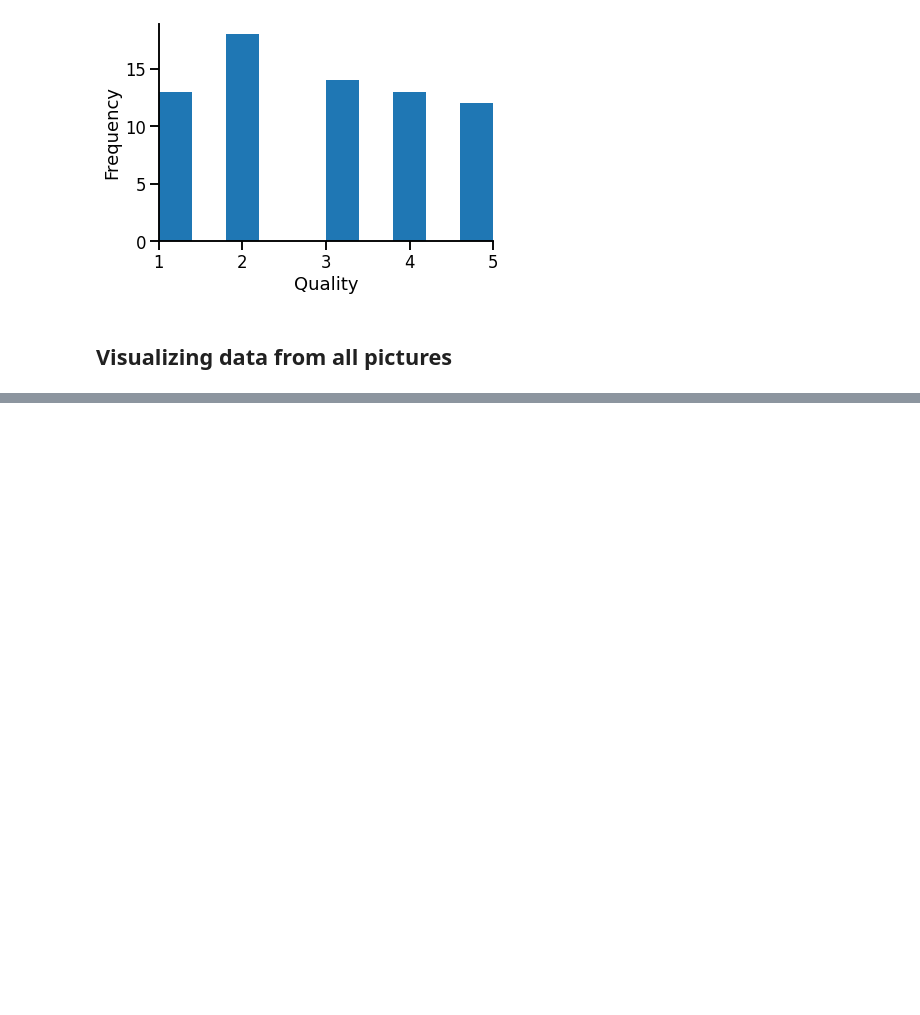
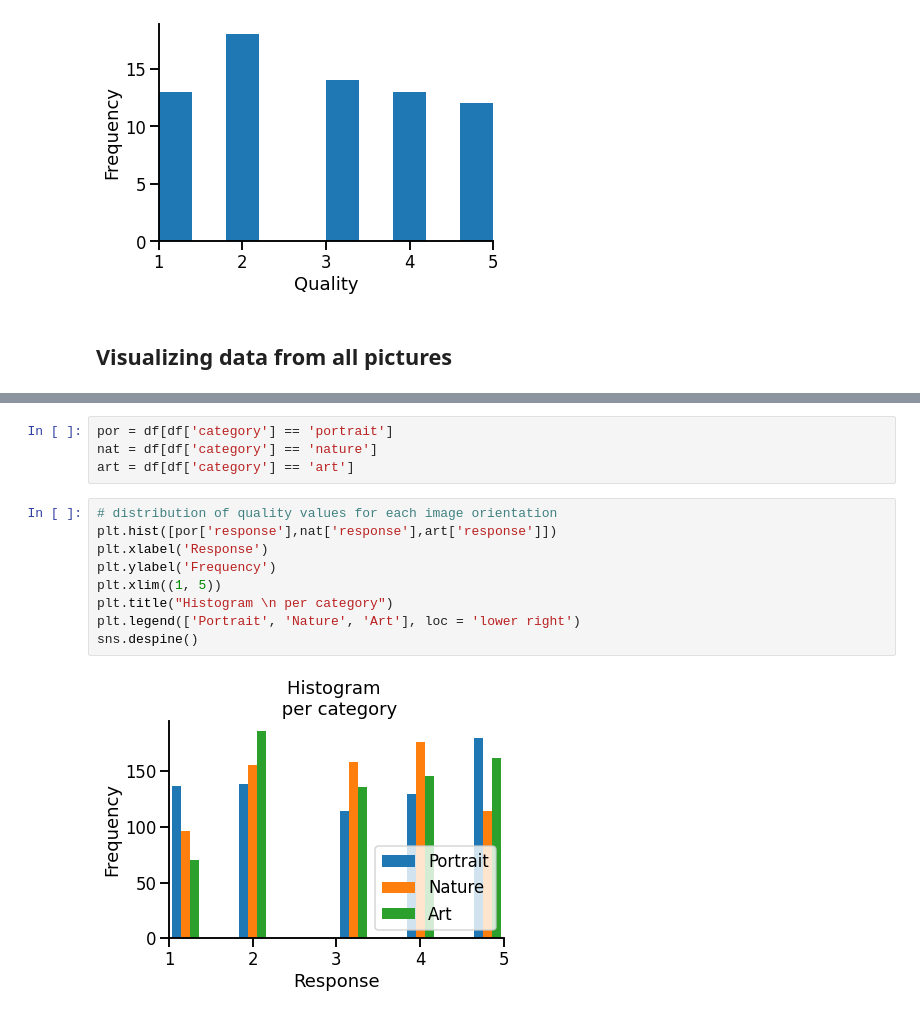
Before and after one commit to NerdPixel/PiQ, a Jupyter notebook: results/auswertung.ipynb, the cells around one changed output, grey strips where cells are left out. Saved outputs shown, nothing was run; the diff lists cells and outputs as text; blank space fills up the shorter version.

```diff
--- a/results/auswertung.ipynb
+++ b/results/auswertung.ipynb
@@ -246,0 +241,15 @@ Text(0.5, 1.0, 'RSU vs. USD')
+# %%
+por = df[df['category'] == 'portrait']
+nat = df[df['category'] == 'nature']
+art = df[df['category'] == 'art']
+# %%
+# distribution of quality values for each image orientation
+plt.hist([por['response'],nat['response'],art['response']])
+plt.xlabel('Response')
+plt.ylabel('Frequency')
+plt.xlim((1, 5))
+plt.title("Histogram \n per category")
+plt.legend(['Portrait', 'Nature', 'Art'], loc = 'lower right')
+sns.despine()
+# %% [output]
+[figure, added]
```
Also changed, not shown: parts of 16 cells of this notebook.
